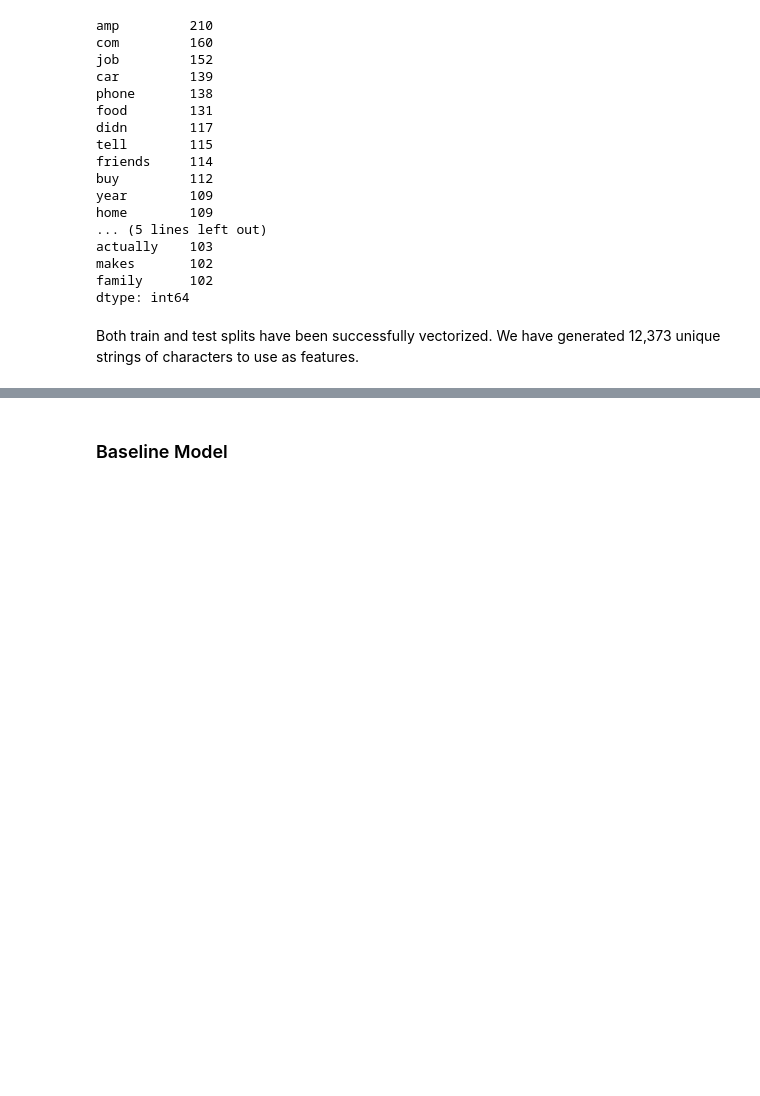
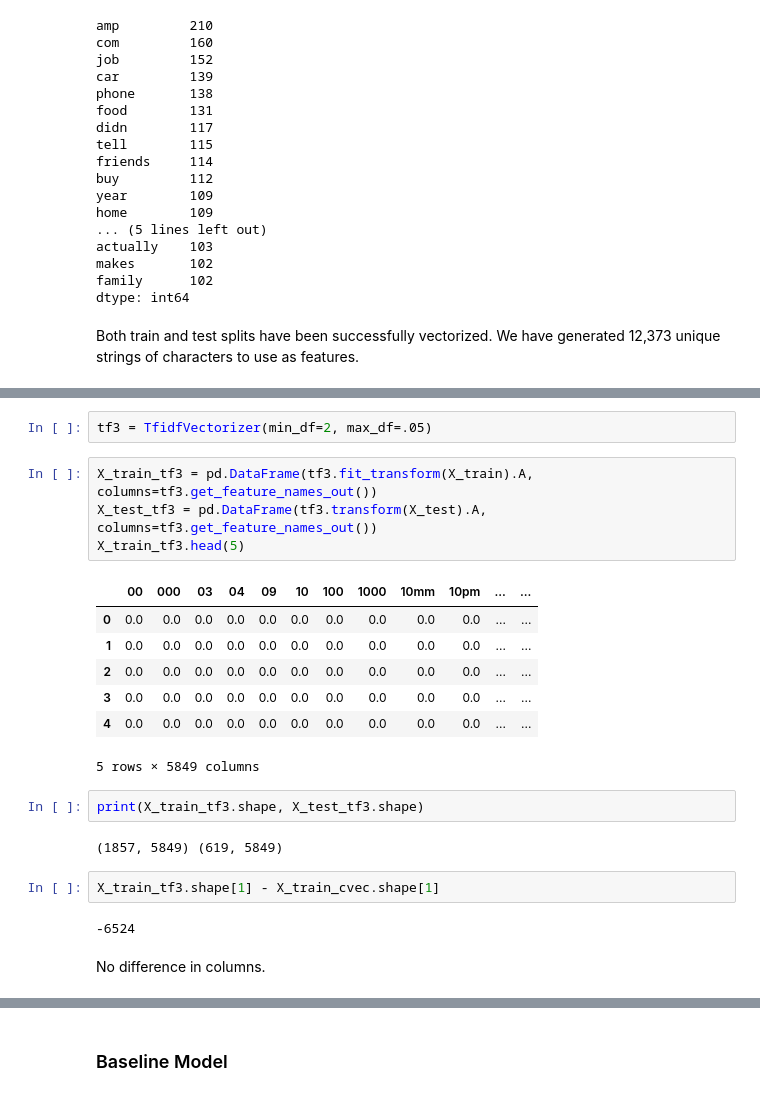
Before and after one commit to Femli/lifehacks_vs_lifeprotips, a Jupyter notebook: code/03_Feature_Engineering_EDA.ipynb, the cells around one changed output, grey strips where cells are left out. Drawn from its saved outputs; the diff is of its cells as text; blank space fills up the shorter version.

Commit message:
scoring various models of tfidf vectorizations

```diff
--- a/code/03_Feature_Engineering_EDA.ipynb
+++ b/code/03_Feature_Engineering_EDA.ipynb
@@ -244,0 +335,24 @@ Both train and test splits have been successfully vectorized. We have generated
+# %%
+tf3 = TfidfVectorizer(min_df=2, max_df=.05)
+# %%
+X_train_tf3 = pd.DataFrame(tf3.fit_transform(X_train).A, columns=tf3.get_feature_names_out())
+X_test_tf3 = pd.DataFrame(tf3.transform(X_test).A, columns=tf3.get_feature_names_out())
+X_train_tf3.head(5)
+# %% [output]
+|  | 00 | 000 | 03 | 04 | 09 | 10 | 100 | 1000 | 10mm | 10pm | ... | ... |
+| 0 | 0.0 | 0.0 | 0.0 | 0.0 | 0.0 | 0.0 | 0.0 | 0.0 | 0.0 | 0.0 | ... | ... |
+| 1 | 0.0 | 0.0 | 0.0 | 0.0 | 0.0 | 0.0 | 0.0 | 0.0 | 0.0 | 0.0 | ... | ... |
+| 2 | 0.0 | 0.0 | 0.0 | 0.0 | 0.0 | 0.0 | 0.0 | 0.0 | 0.0 | 0.0 | ... | ... |
+| 3 | 0.0 | 0.0 | 0.0 | 0.0 | 0.0 | 0.0 | 0.0 | 0.0 | 0.0 | 0.0 | ... | ... |
+| 4 | 0.0 | 0.0 | 0.0 | 0.0 | 0.0 | 0.0 | 0.0 | 0.0 | 0.0 | 0.0 | ... | ... |
+5 rows × 5849 columns
+# %%
+print(X_train_tf3.shape, X_test_tf3.shape)
+# %% [output]
+(1857, 5849) (619, 5849)
+# %%
+X_train_tf3.shape[1] - X_train_cvec.shape[1]
+# %% [output]
+-6524
+# %% [markdown]
+No difference in columns.
```
Also changed, not shown: parts of 34 cells of this notebook.
